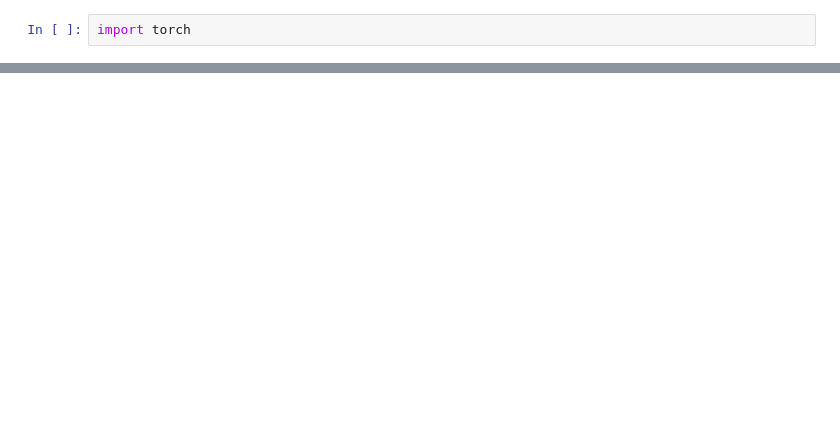
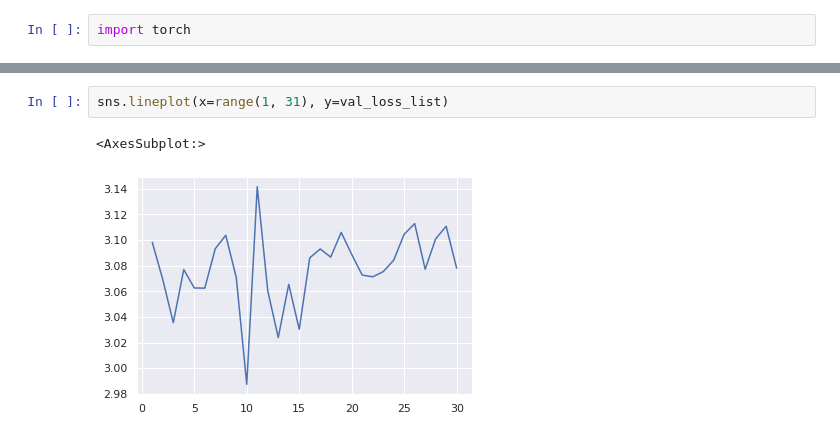
Before and after one commit to jaywu109/SE_2022, a Jupyter notebook: model_experiment/db-aiat/training_script/check_ckpt.ipynb, the cells around one changed output, grey strips where cells are left out. Cells and saved outputs as stored; diff of their text form; blank space fills up the shorter version.

```diff
--- a/model_experiment/db-aiat/training_script/check_ckpt.ipynb
+++ b/model_experiment/db-aiat/training_script/check_ckpt.ipynb
@@ -112,0 +23,5 @@ ckpt['tr_loss'], ckpt['cv_loss'], ckpt['best_cv_loss']
+# %%
+sns.lineplot(x=range(1, 31), y=val_loss_list)
+# %% [output]
+<AxesSubplot:>
+[figure, added]
```
Also changed, not shown: parts of 22 cells of this notebook, 53 other files.
